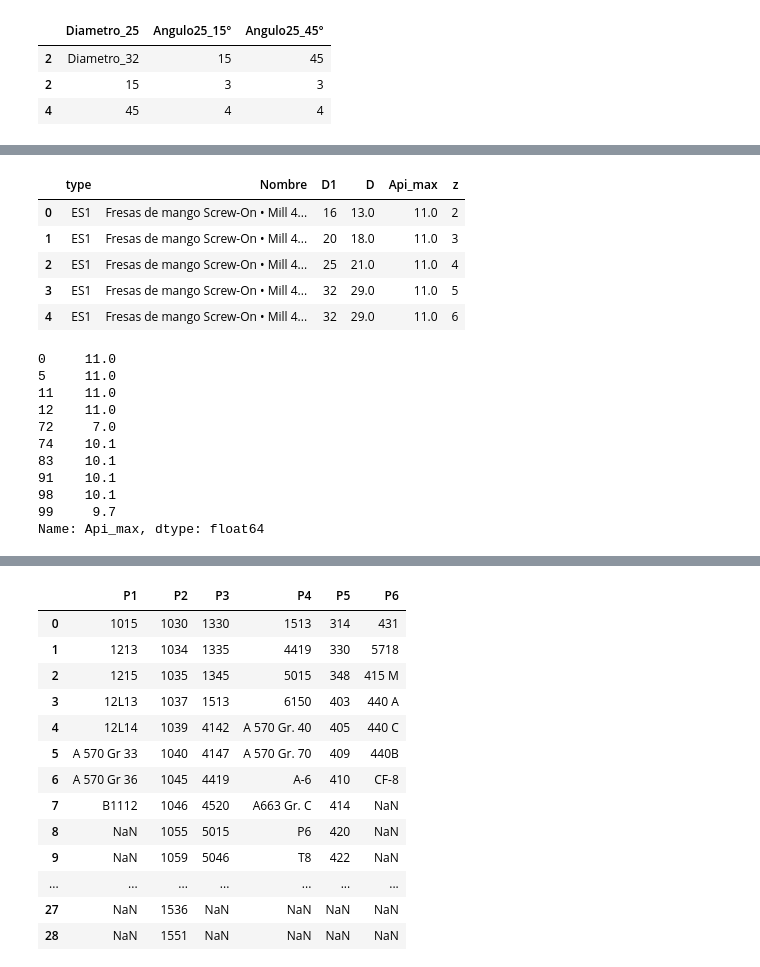
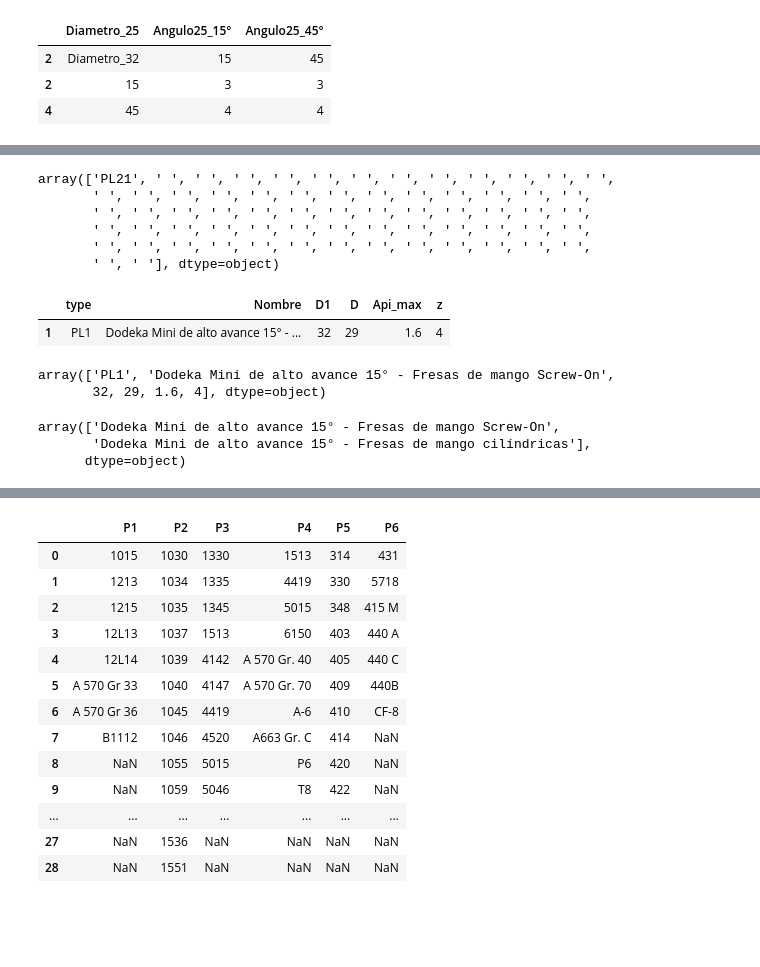
Before and after one commit to DanielSarmiento04/cnc_catalog, a Jupyter notebook: main.ipynb, the cells around one changed output, grey strips where cells are left out. Saved outputs shown, nothing was run; the diff lists cells and outputs as text; code cells hidden in the pictures; blank space fills up the shorter version.

```diff
--- a/main.ipynb
+++ b/main.ipynb
@@ -102,3 +169,39 @@ df.head()
+# %%
+df['type'].to_numpy()[273:]
+# %% [output]
+array(['PL21', ' ', ' ', ' ', ' ', ' ', ' ', ' ', ' ', ' ', ' ', ' ', ' ',
+       ' ', ' ', ' ', ' ', ' ', ' ', ' ', ' ', ' ', ' ', ' ', ' ', ' ',
+       ' ', ' ', ' ', ' ', ' ', ' ', ' ', ' ', ' ', ' ', ' ', ' ', ' ',
+       ' ', ' ', ' ', ' ', ' ', ' ', ' ', ' ', ' ', ' ', ' ', ' ', ' ',
+       ' ', ' ', ' ', ' ', ' ', ' ', ' ', ' ', ' ', ' ', ' ', ' ', ' ',
+       ' ', ' '], dtype=object)
+# %%
+df = pd.read_csv(
+    './app/data/operation/planeado.csv'
+)
+# %%
+df_selected = (
+    df[
+        (df['D1'] == float('32')) &
+        (df['Api_max'] <= float('2')) &
+        (df['z'] >= float('4'))
+    ]
+)
+df_selected.head()
+# %% [output]
+|  | type | Nombre | D1 | D | Api_max | z |
+| 1 | PL1 | Dodeka Mini de alto avance 15° - ... | 32 | 29 | 1.6 | 4 |
+# %%
+df_selected.values[0]
+# %% [output]
+array(['PL1', 'Dodeka Mini de alto avance 15° - Fresas de mango Screw-On',
+       32, 29, 1.6, 4], dtype=object)
+# %%
+df_selected.Nombre.to_numpy()
+# %% [output]
+array(['Dodeka Mini de alto avance 15° - Fresas de mango Screw-On',
+       'Dodeka Mini de alto avance 15° - Fresas de mango cilíndricas'],
+      dtype=object)
 # %%
 df = pd.read_excel(
     './FRESADO_1.xlsm',
@@ -108,27 +211,23 @@ df = pd.read_excel(
 )
 
 df.columns = ['type', 'Nombre', 'D1', 'D', 'Api_max', 'z']
-df.to_csv('escuadrado.csv', index=False)
+
+df['type']          = [' ' for _ in range(len(df))]
+
+df['type'][0:33]      = 'ES1'
+df['type'][33:70]     = 'ES2'
+df['type'][70:73]     = 'ES3'
+df['type'][73:125]    = 'ES4'
+df['type'][125:143]   = 'ES5'
+df['type'][143:186]   = 'ES6'
+df['type'][186:197]   = 'ES7'
+df['type'][197:231]   = 'ES8'
+df['type'][231:242]   = 'ES9'
+df['type'][242:257]   = 'ES10'
+df['type'][257:264]   = 'ES11'
+df['type'][264:277]   = 'ES12'
+df['type'][277:   ]   = 'ES13'
+
+
+df.to_csv('./app/data/operation/escuadrado.csv', index=False)
 df.head()
-# %% [output]
-|  | type | Nombre | D1 | D | Api_max | z |
-| 0 | ES1 | Fresas de mango Screw-On • Mill 4... | 16 | 13.0 | 11.0 | 2 |
-| 1 | ES1 | Fresas de mango Screw-On • Mill 4... | 20 | 18.0 | 11.0 | 3 |
-| 2 | ES1 | Fresas de mango Screw-On • Mill 4... | 25 | 21.0 | 11.0 | 4 |
-| 3 | ES1 | Fresas de mango Screw-On • Mill 4... | 32 | 29.0 | 11.0 | 5 |
-| 4 | ES1 | Fresas de mango Screw-On • Mill 4... | 32 | 29.0 | 11.0 | 6 |
-# %%
-# get all API_max values D1 = '3'
-df[df['D1'] == float('16')]['Api_max']
-# %% [output]
-0     11.0
-5     11.0
-11    11.0
-12    11.0
-72     7.0
-74    10.1
-83    10.1
-91    10.1
-98    10.1
-99     9.7
-Name: Api_max, dtype: float64
```
Also changed, not shown: parts of 18 cells of this notebook, 8 other files.
